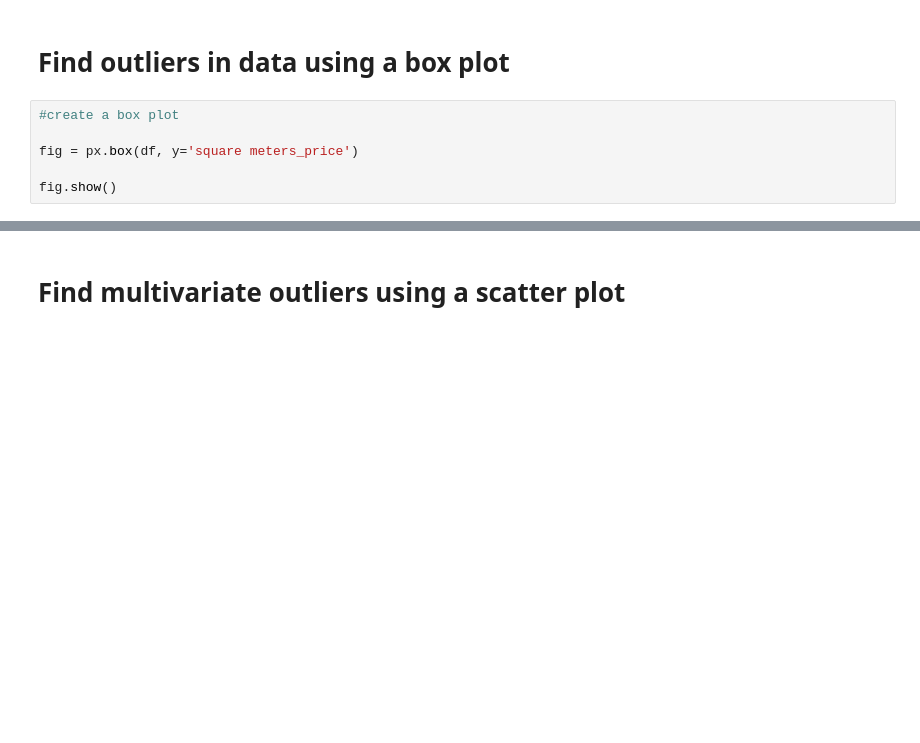
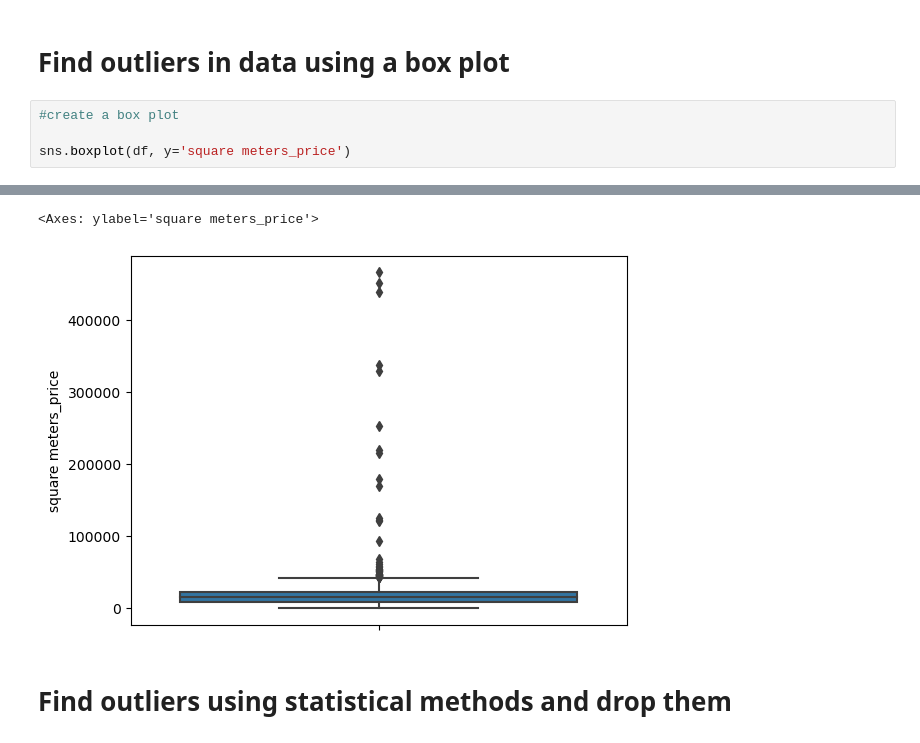
Before and after one commit to pryn-kb/isds2023, a Jupyter notebook: Lars/Detecting and Filtering Outliers.ipynb, the cells around one changed output, grey strips where cells are left out. Cells and saved outputs as stored; diff of their text form; blank space fills up the shorter version.

```diff
--- a/Lars/Detecting and Filtering Outliers.ipynb
+++ b/Lars/Detecting and Filtering Outliers.ipynb
@@ -52,7 +101,5 @@ Notice the data does not follow a normal distribution. Since the data is skewed,
 # %%
 #create a box plot
 
-fig = px.box(df, y='square meters_price')
-
-fig.show()
+sns.boxplot(df, y='square meters_price')
 # %% [output]
@@ -60,2 +106,4 @@ fig.show()
+<Axes: ylabel='square meters_price'>
+[figure, added]
 # %% [markdown]
-# Find multivariate outliers using a scatter plot
+# Find outliers using statistical methods and drop them
```
Also changed, not shown: parts of 41 cells of this notebook, 11 other files.
